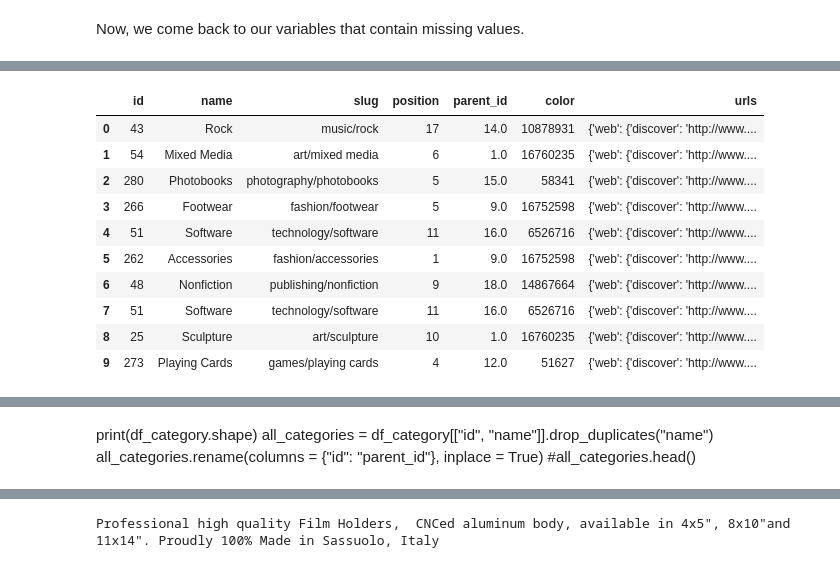
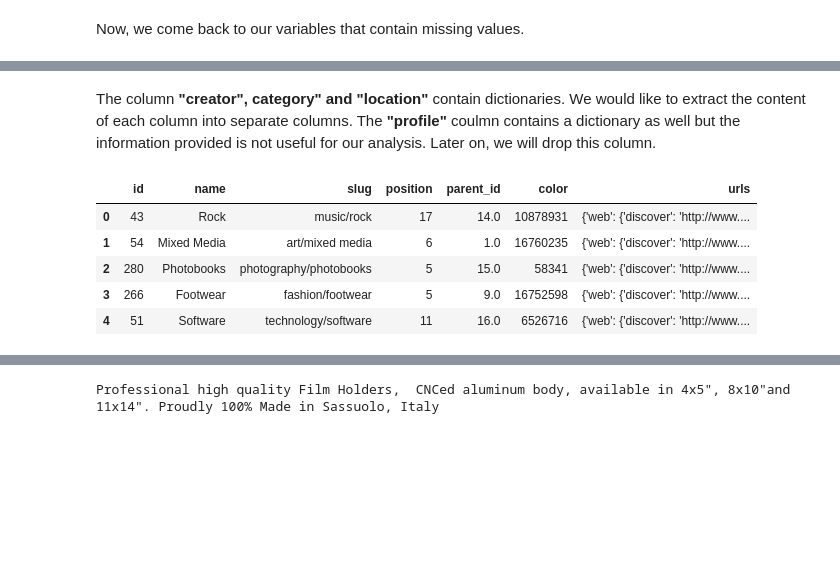
Before and after one commit to Octodon-D/kickstarter_project, a Jupyter notebook: data_clean.ipynb, the cells around one changed output, grey strips where cells are left out. Drawn from its saved outputs; the diff is of its cells as text; code cells hidden in the pictures; blank space fills up the shorter version.

```diff
--- a/data_clean.ipynb
+++ b/data_clean.ipynb
@@ -223,19 +240,16 @@ Inspection object types... category; text; probably important info -> extraction
+# %% [markdown]
+The column **"creator", category" and "location"** contain dictionaries. We would like to extract the content of each column into separate columns. The **"profile"** coulmn contains a dictionary as well but the information provided is not useful for our analysis. Later on, we will drop this column.
 # %%
 df["category_dict"] = df["category"].apply(eval)
 df_category = df["category_dict"].apply(pd.Series)
-df_category.head(10)
+df_category.head()
 # %% [output]
 |  | id | name | slug | position | parent_id | color | urls |
 | 0 | 43 | Rock | music/rock | 17 | 14.0 | 10878931 | {'web': {'discover': 'http://www.... |
 | 1 | 54 | Mixed Media | art/mixed media | 6 | 1.0 | 16760235 | {'web': {'discover': 'http://www.... |
 | 2 | 280 | Photobooks | photography/photobooks | 5 | 15.0 | 58341 | {'web': {'discover': 'http://www.... |
 | 3 | 266 | Footwear | fashion/footwear | 5 | 9.0 | 16752598 | {'web': {'discover': 'http://www.... |
 | 4 | 51 | Software | technology/software | 11 | 16.0 | 6526716 | {'web': {'discover': 'http://www.... |
-| 5 | 262 | Accessories | fashion/accessories | 1 | 9.0 | 16752598 | {'web': {'discover': 'http://www.... |
-| 6 | 48 | Nonfiction | publishing/nonfiction | 9 | 18.0 | 14867664 | {'web': {'discover': 'http://www.... |
-| 7 | 51 | Software | technology/software | 11 | 16.0 | 6526716 | {'web': {'discover': 'http://www.... |
-| 8 | 25 | Sculpture | art/sculpture | 10 | 1.0 | 16760235 | {'web': {'discover': 'http://www.... |
-| 9 | 273 | Playing Cards | games/playing cards | 4 | 12.0 | 51627 | {'web': {'discover': 'http://www.... |
 # %%
 df_category["main_category"] = df_category["slug"].str.split("/").str[0]
 # %%
@@ -247,9 +261,4 @@ df_category.head()
 | 2 | 280 | Photobooks | photography/photobooks | 5 | 15.0 | 58341 | {'web': {'discover': 'http://www.... | photography |
 | 3 | 266 | Footwear | fashion/footwear | 5 | 9.0 | 16752598 | {'web': {'discover': 'http://www.... | fashion |
 | 4 | 51 | Software | technology/software | 11 | 16.0 | 6526716 | {'web': {'discover': 'http://www.... | technology |
-# %% [markdown]
-print(df_category.shape)
-all_categories = df_category[["id", "name"]].drop_duplicates("name")
-all_categories.rename(columns = {"id": "parent_id"}, inplace = True)
-#all_categories.head()
 # %%
```
Also changed, not shown: parts of 44 cells of this notebook.
